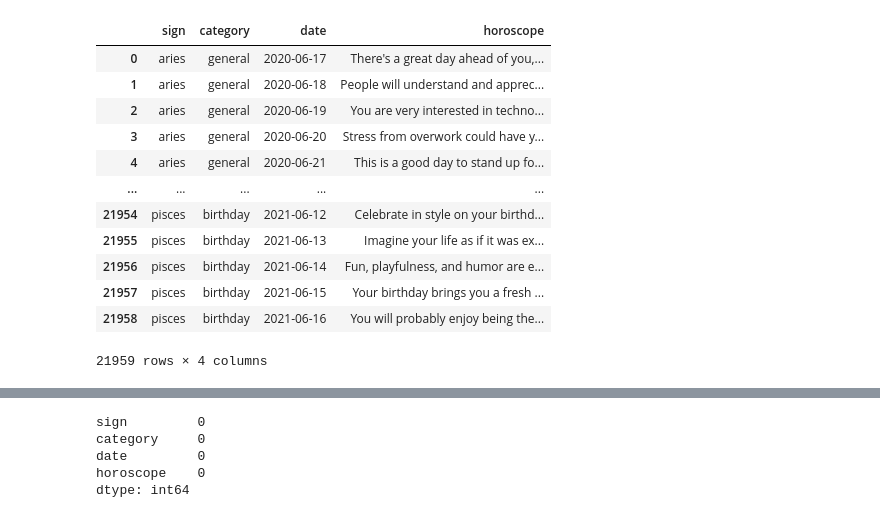
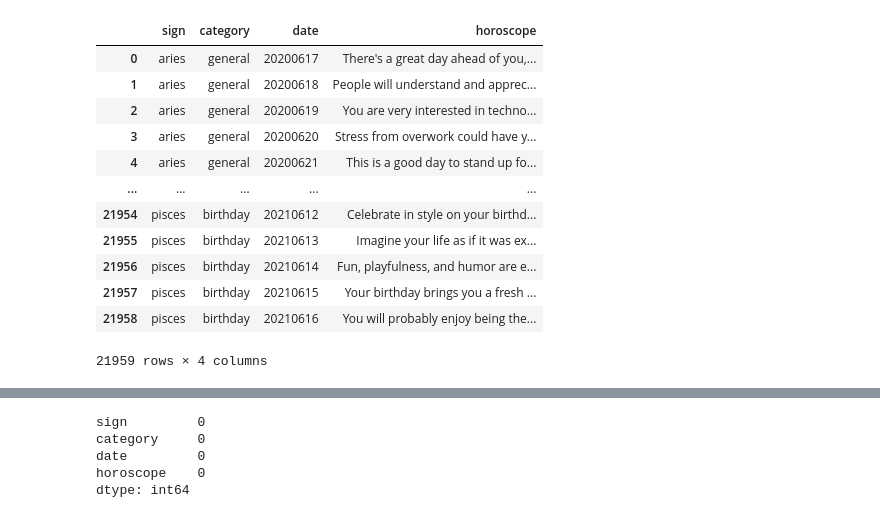
Before and after one commit to idewaacp/Astologeeks, a Jupyter notebook: MachineLearning.ipynb, the cells around one changed output, grey strips where cells are left out. Saved outputs shown, nothing was run; the diff lists cells and outputs as text; code cells hidden in the pictures.

```diff
--- a/MachineLearning.ipynb
+++ b/MachineLearning.ipynb
@@ -14,20 +12,20 @@ from datetime import datetime
 from dateutil.relativedelta import relativedelta
 # %%
 df = pd.read_csv('horoscope_saved.csv')
-df['date'] = pd.to_datetime(df['date'], format='%Y%m%d')
+#df['date'] = pd.to_datetime(df['date'], format='%Y%m%d')
 df
 # %% [output]
 |  | sign | category | date | horoscope |
-| 0 | aries | general | 2020-06-17 | There's a great day ahead of you,... |
-| 1 | aries | general | 2020-06-18 | People will understand and apprec... |
-| 2 | aries | general | 2020-06-19 | You are very interested in techno... |
-| 3 | aries | general | 2020-06-20 | Stress from overwork could have y... |
-| 4 | aries | general | 2020-06-21 | This is a good day to stand up fo... |
+| 0 | aries | general | 20200617 | There's a great day ahead of you,... |
+| 1 | aries | general | 20200618 | People will understand and apprec... |
+| 2 | aries | general | 20200619 | You are very interested in techno... |
+| 3 | aries | general | 20200620 | Stress from overwork could have y... |
+| 4 | aries | general | 20200621 | This is a good day to stand up fo... |
 | ... | ... | ... | ... | ... |
-| 21954 | pisces | birthday | 2021-06-12 | Celebrate in style on your birthd... |
-| 21955 | pisces | birthday | 2021-06-13 | Imagine your life as if it was ex... |
-| 21956 | pisces | birthday | 2021-06-14 | Fun, playfulness, and humor are e... |
-| 21957 | pisces | birthday | 2021-06-15 | Your birthday brings you a fresh ... |
-| 21958 | pisces | birthday | 2021-06-16 | You will probably enjoy being the... |
+| 21954 | pisces | birthday | 20210612 | Celebrate in style on your birthd... |
+| 21955 | pisces | birthday | 20210613 | Imagine your life as if it was ex... |
+| 21956 | pisces | birthday | 20210614 | Fun, playfulness, and humor are e... |
+| 21957 | pisces | birthday | 20210615 | Your birthday brings you a fresh ... |
+| 21958 | pisces | birthday | 20210616 | You will probably enjoy being the... |
 21959 rows × 4 columns
 # %%
```
Also changed, not shown: parts of 15 cells of this notebook.
